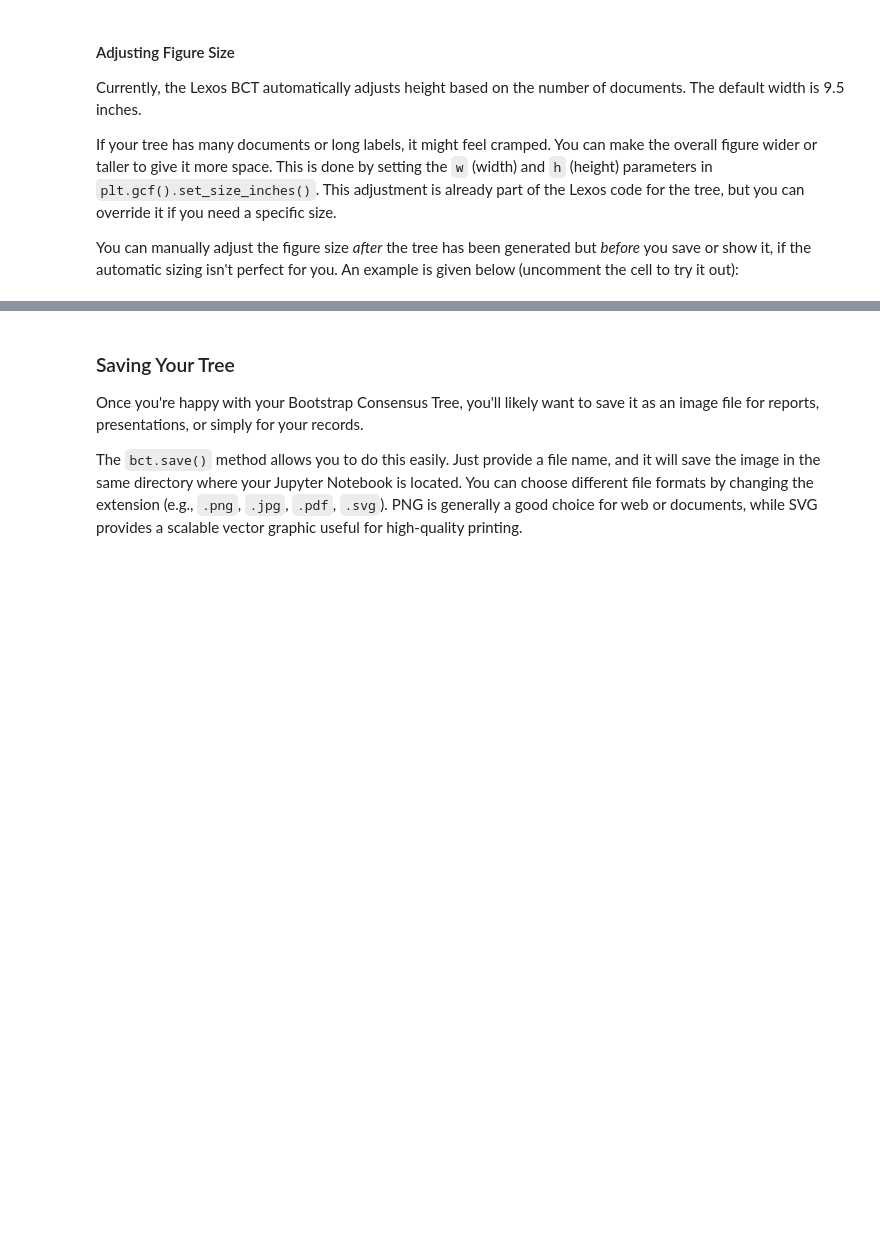
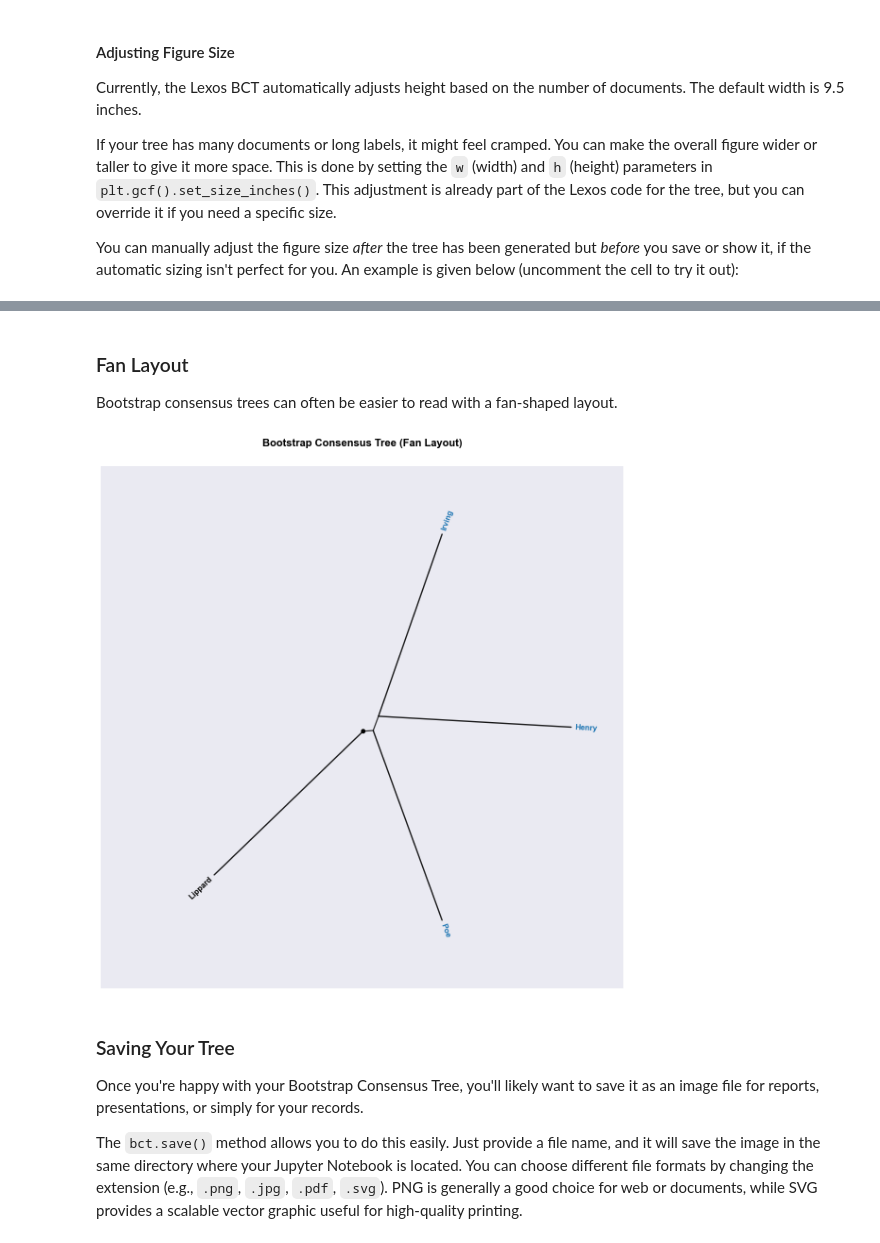
Before and after one commit to mangabe16/lexos, a Jupyter notebook: doc_src/docs/tutorials/cluster/bct_tutorial.ipynb, the cells around one changed output, grey strips where cells are left out. Drawn from its saved outputs; the diff is of its cells as text; code cells hidden in the pictures; blank space fills up the shorter version.

```diff
--- a/doc_src/docs/tutorials/cluster/bct_tutorial.ipynb
+++ b/doc_src/docs/tutorials/cluster/bct_tutorial.ipynb
@@ -125,3 +124,23 @@ You can manually adjust the figure size *after* the tree has been generated but
+# %% [markdown]
+### Fan Layout
+
+Bootstrap consensus trees can often be easier to read with a fan-shaped layout.
+# %%
+bct = BCT(
+    dtm=dtm,
+    metric="euclidean",
+    method="average",
+    cutoff=0.5,
+    iterations=10,
+    replace="without",
+    labels=labels,
+    text_color="rgb(0, 0, 0)",
+    layout="fan",
+    title="Bootstrap Consensus Tree (Fan Layout)"
+)
+bct.show()
+# %% [output]
+[figure, added]
 # %% [markdown]
 ### Saving Your Tree
 
```
Also changed, not shown: parts of 3 cells of this notebook, 2 other files.
